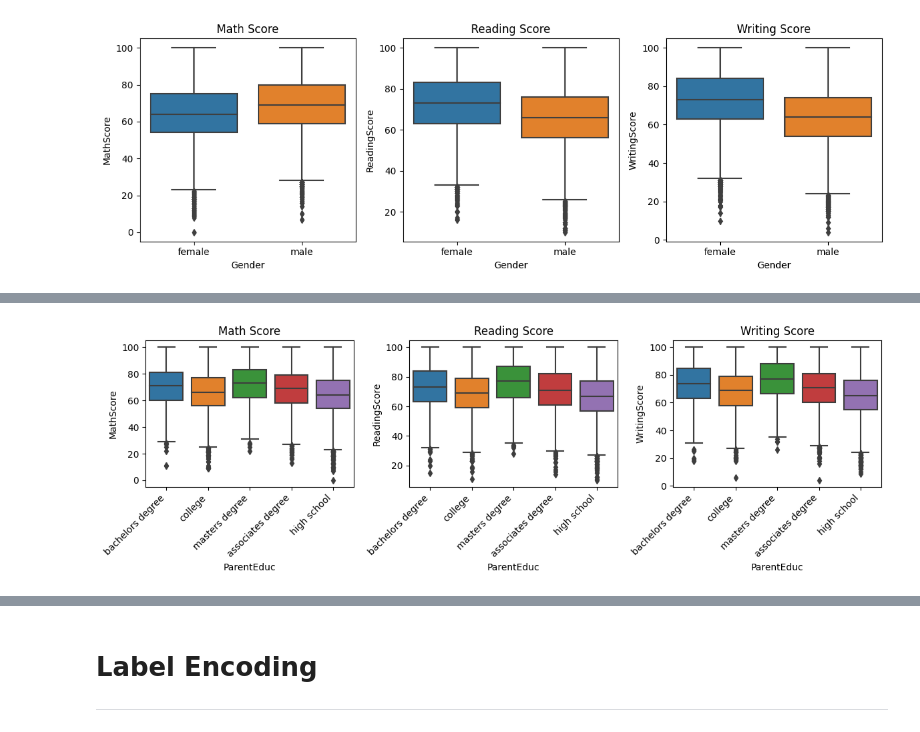
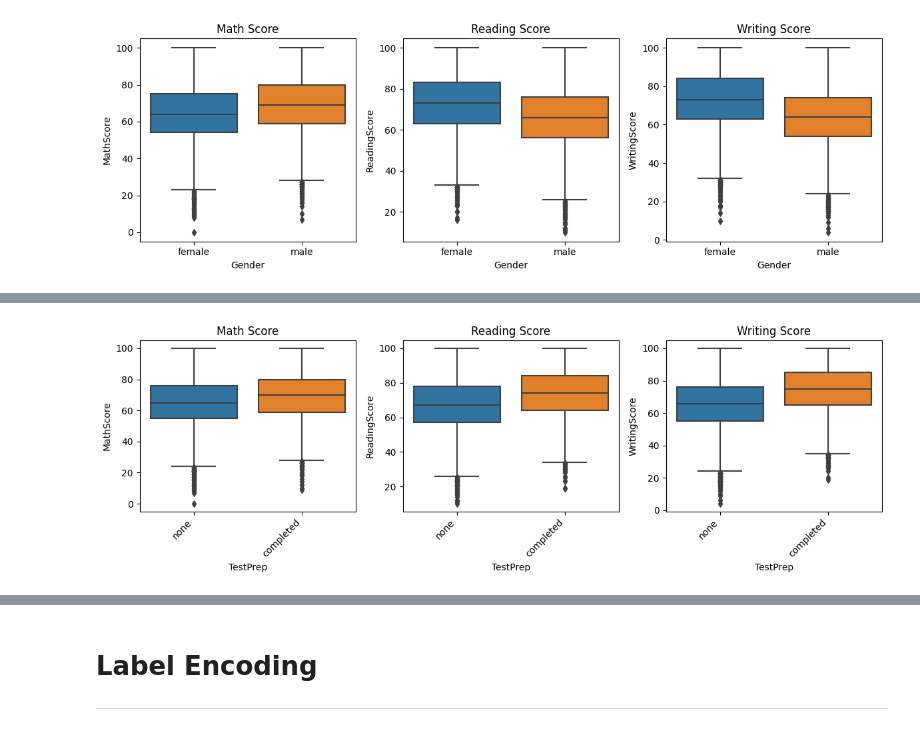
Before and after one commit to ASatya-J107/DS_Final_Project, a Jupyter notebook: Data_Science_Project_7_Exam_Score_Prediction_Model_Deployment.ipynb, the cells around one changed output, grey strips where cells are left out. Cells and saved outputs as stored; diff of their text form; code cells hidden in the pictures.

```diff
--- a/Data_Science_Project_7_Exam_Score_Prediction_Model_Deployment.ipynb
+++ b/Data_Science_Project_7_Exam_Score_Prediction_Model_Deployment.ipynb
@@ -311,26 +380,26 @@ plt.show()
 # %%
 # Create a figure and three subplots
 fig, axs = plt.subplots(1, 3, figsize=(12, 4))
 
-# Box plot of MathScore by ParentEduc
-sns.boxplot(ax=axs[0], x='ParentEduc', y='MathScore', data=dataset)
+# Box plot of MathScore by TestPrep
+sns.boxplot(ax=axs[0], x='TestPrep', y='MathScore', data=dataset)
 axs[0].set_title('Math Score')
 axs[0].set_xticklabels(axs[0].get_xticklabels(), rotation=45, ha='right')
 
-# Box plot of ReadingScore by ParentEduc
-sns.boxplot(ax=axs[1], x='ParentEduc', y='ReadingScore', data=dataset)
+# Box plot of ReadingScore by TestPrep
+sns.boxplot(ax=axs[1], x='TestPrep', y='ReadingScore', data=dataset)
 axs[1].set_title('Reading Score')
 axs[1].set_xticklabels(axs[1].get_xticklabels(), rotation=45, ha='right')
 
-# Box plot of WritingScore by ParentEduc
-sns.boxplot(ax=axs[2], x='ParentEduc', y='WritingScore', data=dataset)
+# Box plot of WritingScore by TestPrep
+sns.boxplot(ax=axs[2], x='TestPrep', y='WritingScore', data=dataset)
 axs[2].set_title('Writing Score')
 axs[2].set_xticklabels(axs[2].get_xticklabels(), rotation=45, ha='right')
 
 # Adjust the spacing between subplots
 plt.tight_layout()
 
 # Display the merged plot
 plt.show()
 # %% [output]
-[figure, old version]
+[figure, new version]
```
Also changed, not shown: parts of 10 cells of this notebook.
